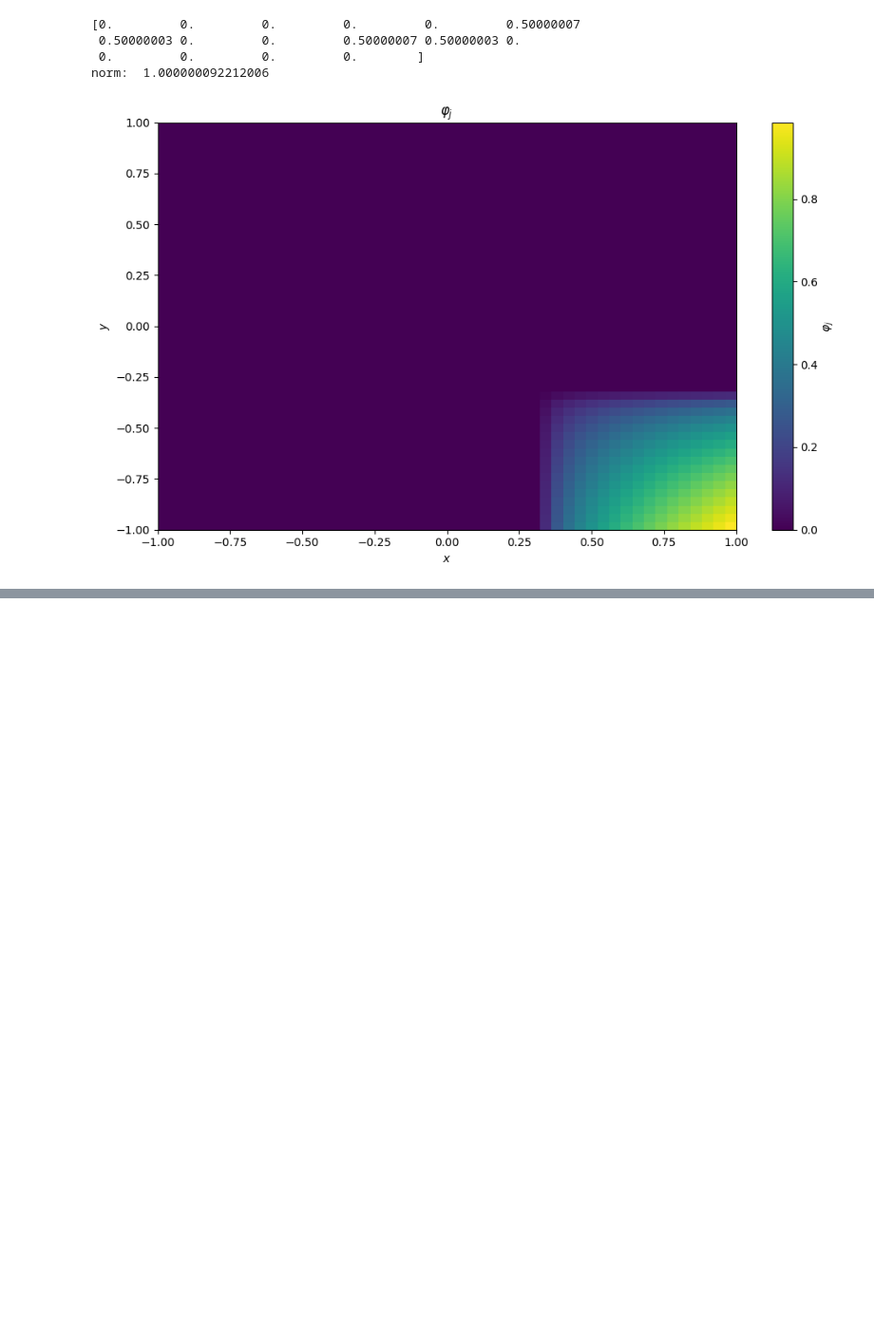
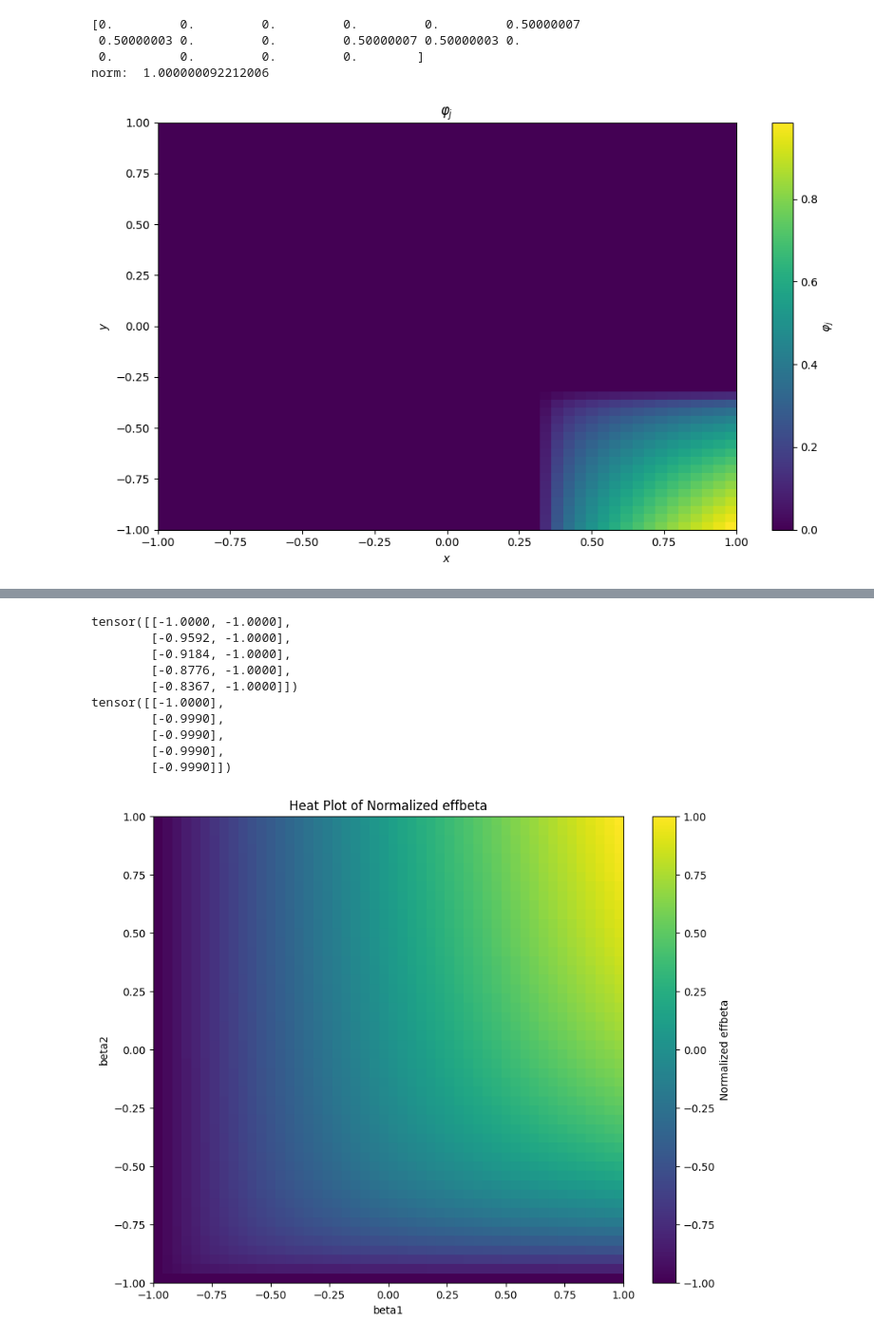
Before and after one commit to MazenAli/QuLearn, a Jupyter notebook: scratch/scratch5.ipynb, the cells around one changed output, grey strips where cells are left out. Shown at 95% size. Saved outputs shown, nothing was run; the diff lists cells and outputs as text; code cells hidden in the pictures; blank space fills up the shorter version.

```diff
--- a/scratch/scratch5.ipynb
+++ b/scratch/scratch5.ipynb
@@ -484,0 +543,61 @@ plt.show()
+# %%
+from torch.utils.data import DataLoader, TensorDataset, random_split
+# Normalize the data to [-1, 1]
+beta1_min, beta1_max = beta1.min(), beta1.max()
+beta2_min, beta2_max = beta2.min(), beta2.max()
+eff_beta_min, eff_beta_max = eff_beta_values.min(), eff_beta_values.max()
+
+beta1_normalized = 2 * (beta1 - beta1_min) / (beta1_max - beta1_min) - 1
+beta2_normalized = 2 * (beta2 - beta2_min) / (beta2_max - beta2_min) - 1
+eff_beta_normalized = 2 * (eff_beta_values - eff_beta_min) / (eff_beta_max - eff_beta_min) - 1
+
+# Flatten the arrays and combine them
+beta1_flat = beta1_normalized.flatten()
+beta2_flat = beta2_normalized.flatten()
+eff_beta_flat = eff_beta_normalized.flatten()
+
+# Convert to PyTorch tensors
+inputs = torch.tensor(np.vstack((beta1_flat, beta2_flat)).T, dtype=torch.float32)
+outputs = torch.tensor(eff_beta_flat, dtype=torch.float32).unsqueeze(1)
+
+# Create a dataset and split into training and validation sets
+dataset = TensorDataset(inputs, outputs)
+train_size = int(0.8 * len(dataset))
+val_size = len(dataset) - train_size
+train_dataset, val_dataset = random_split(dataset, [train_size, val_size])
+
+# Create dataloaders
+train_loader = DataLoader(train_dataset, batch_size=64, shuffle=True)
+val_loader = DataLoader(val_dataset, batch_size=64, shuffle=False)
+
+# Plot the normalized eff_beta values as a heat plot
+plt.figure(figsize=(10, 8))
+plt.imshow(eff_beta_normalized.reshape(beta1.shape), extent=(-1., 1., -1., 1.), origin='lower', aspect='auto')
+plt.colorbar(label='Normalized effbeta')
+plt.xlabel('beta1')
+plt.ylabel('beta2')
+plt.title('Heat Plot of Normalized effbeta')
+plt.show()
+
+# Plot the normalized eff_beta values as a surface plot
+fig = plt.figure(figsize=(12, 8))
+ax = fig.add_subplot(111, projection='3d')
+surf = ax.plot_surface(beta1_normalized, beta2_normalized, eff_beta_normalized, cmap='viridis')
+fig.colorbar(surf, ax=ax, shrink=0.5, aspect=5)
+ax.set_xlabel('beta1')
+ax.set_ylabel('beta2')
+ax.set_zlabel('Normalized effbeta')
+ax.set_title('Surface Plot of Normalized effbeta')
+plt.show()
+# %% [output]
+tensor([[-1.0000, -1.0000],
+        [-0.9592, -1.0000],
+        [-0.9184, -1.0000],
+        [-0.8776, -1.0000],
+        [-0.8367, -1.0000]])
+tensor([[-1.0000],
+        [-0.9990],
+        [-0.9990],
+        [-0.9990],
+        [-0.9990]])
+[figure, added]
```
Also changed, not shown: parts of 9 cells of this notebook, 2 other files.
